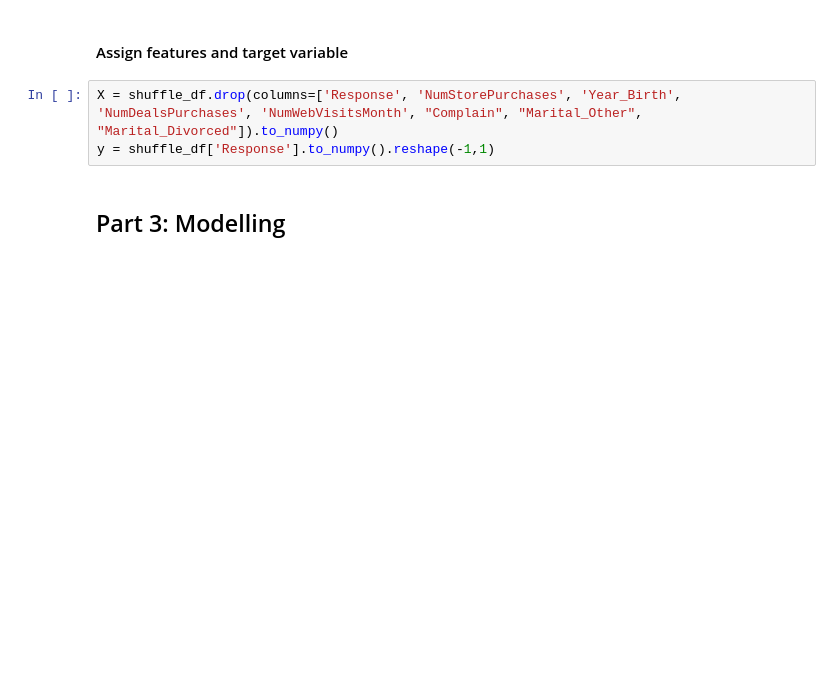
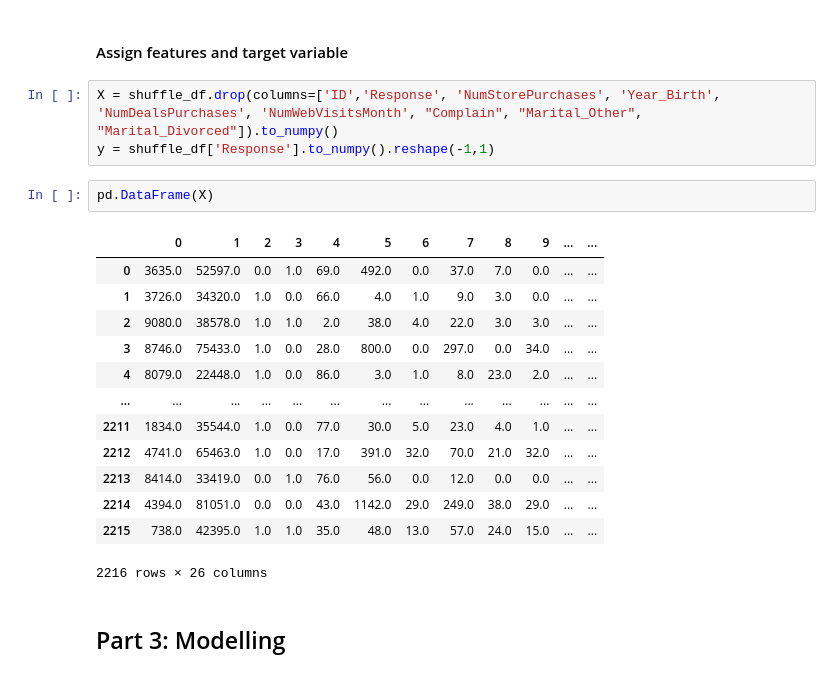
Before and after one commit to AnishaChoudhury02/Anisha-Tu-DATA300-Group-Project, a Jupyter notebook: Response Prediction.ipynb, the cells around one changed output. Saved outputs shown, nothing was run; the diff lists cells and outputs as text; blank space fills up the shorter version.

```diff
--- a/Response Prediction.ipynb
+++ b/Response Prediction.ipynb
@@ -259,8 +307,24 @@ shuffle_df.head()
 # %% [markdown]
 #### Assign features and target variable
 # %%
-X = shuffle_df.drop(columns=['Response', 'NumStorePurchases', 'Year_Birth', 'NumDealsPurchases', 'NumWebVisitsMonth', "Complain", "Marital_Other", "Marital_Divorced"]).to_numpy()
+X = shuffle_df.drop(columns=['ID','Response', 'NumStorePurchases', 'Year_Birth', 'NumDealsPurchases', 'NumWebVisitsMonth', "Complain", "Marital_Other", "Marital_Divorced"]).to_numpy()
 y = shuffle_df['Response'].to_numpy().reshape(-1,1)
+# %%
+pd.DataFrame(X)
+# %% [output]
+|  | 0 | 1 | 2 | 3 | 4 | 5 | 6 | 7 | 8 | 9 | ... | ... |
+| 0 | 3635.0 | 52597.0 | 0.0 | 1.0 | 69.0 | 492.0 | 0.0 | 37.0 | 7.0 | 0.0 | ... | ... |
+| 1 | 3726.0 | 34320.0 | 1.0 | 0.0 | 66.0 | 4.0 | 1.0 | 9.0 | 3.0 | 0.0 | ... | ... |
+| 2 | 9080.0 | 38578.0 | 1.0 | 1.0 | 2.0 | 38.0 | 4.0 | 22.0 | 3.0 | 3.0 | ... | ... |
+| 3 | 8746.0 | 75433.0 | 1.0 | 0.0 | 28.0 | 800.0 | 0.0 | 297.0 | 0.0 | 34.0 | ... | ... |
+| 4 | 8079.0 | 22448.0 | 1.0 | 0.0 | 86.0 | 3.0 | 1.0 | 8.0 | 23.0 | 2.0 | ... | ... |
+| ... | ... | ... | ... | ... | ... | ... | ... | ... | ... | ... | ... | ... |
+| 2211 | 1834.0 | 35544.0 | 1.0 | 0.0 | 77.0 | 30.0 | 5.0 | 23.0 | 4.0 | 1.0 | ... | ... |
+| 2212 | 4741.0 | 65463.0 | 1.0 | 0.0 | 17.0 | 391.0 | 32.0 | 70.0 | 21.0 | 32.0 | ... | ... |
+| 2213 | 8414.0 | 33419.0 | 0.0 | 1.0 | 76.0 | 56.0 | 0.0 | 12.0 | 0.0 | 0.0 | ... | ... |
+| 2214 | 4394.0 | 81051.0 | 0.0 | 0.0 | 43.0 | 1142.0 | 29.0 | 249.0 | 38.0 | 29.0 | ... | ... |
+| 2215 | 738.0 | 42395.0 | 1.0 | 1.0 | 35.0 | 48.0 | 13.0 | 57.0 | 24.0 | 15.0 | ... | ... |
+2216 rows × 26 columns
 # %% [markdown]
 ## Part 3: Modelling
 # %% [markdown]
```
Also changed, not shown: parts of 10 cells of this notebook.
